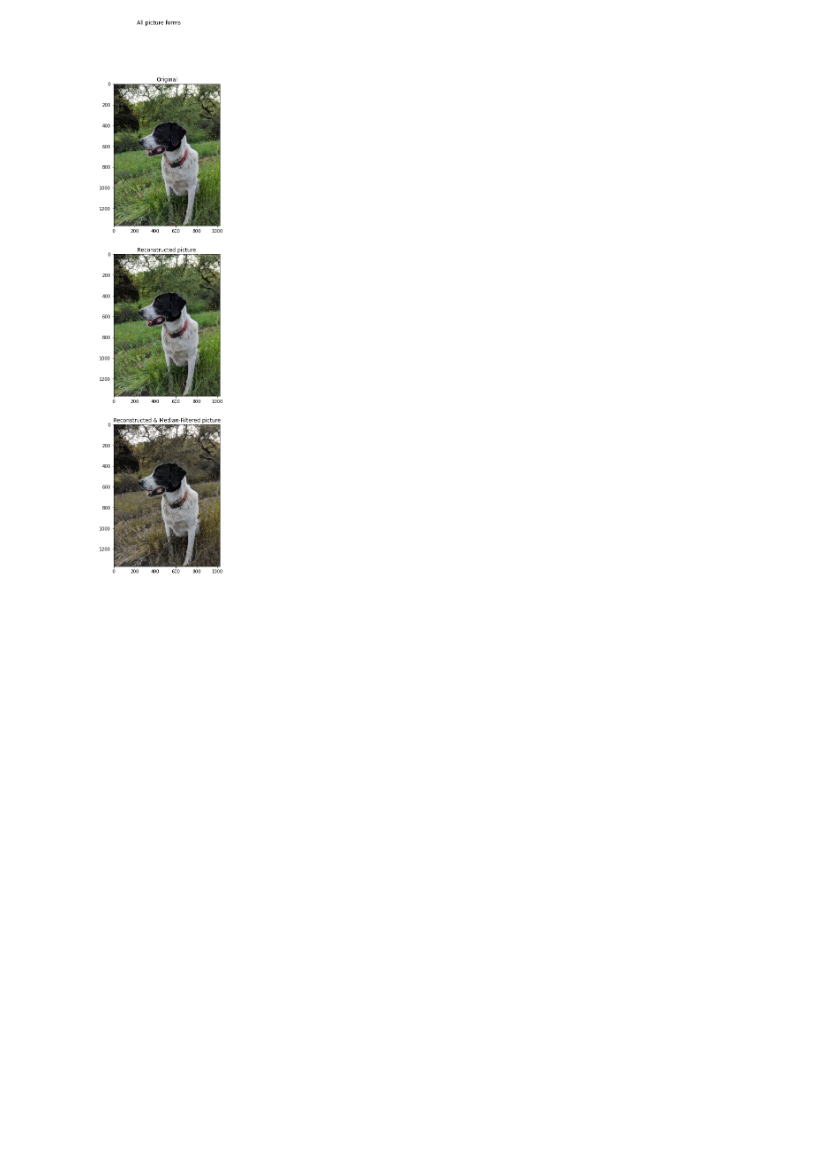
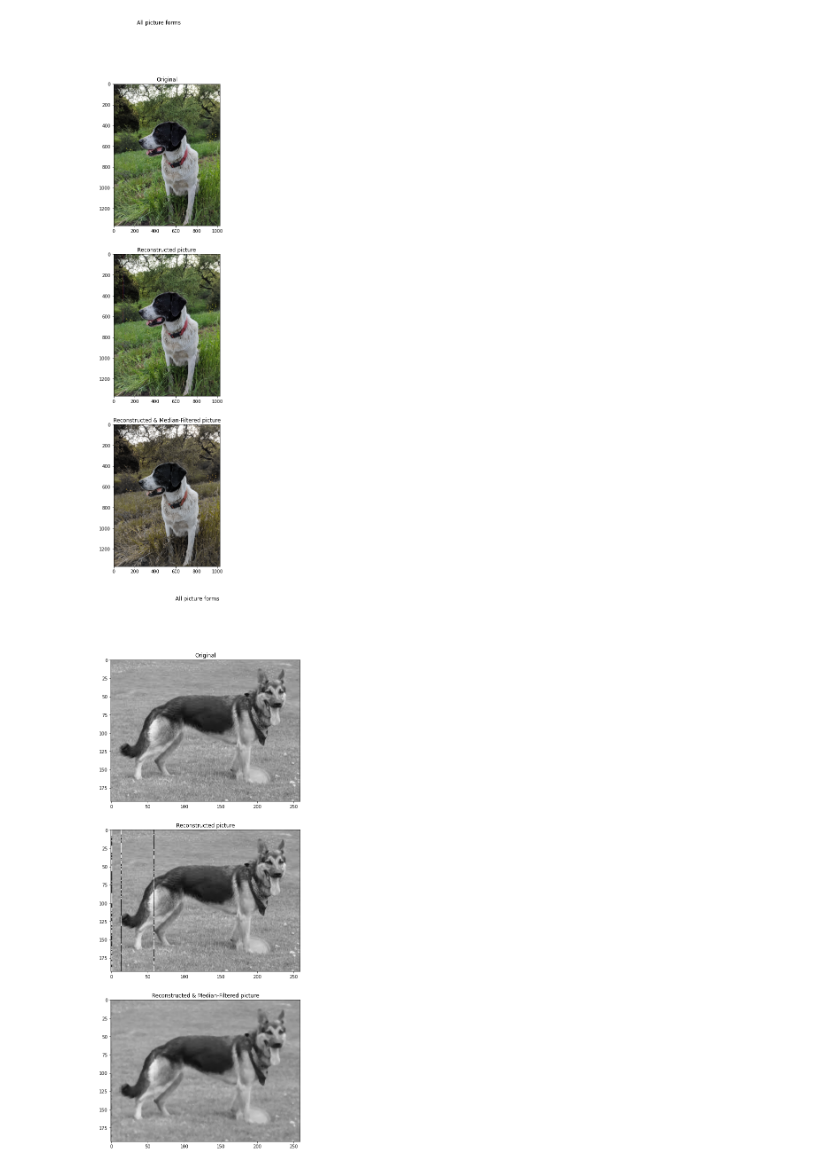
Before and after one commit to Matt88Ac/Hilbert-Huang-Transform-Super-Resolution, a Jupyter notebook: Runner.ipynb, the cells around one changed output. Drawn from its saved outputs; the diff is of its cells as text; code cells hidden in the pictures; blank space fills up the shorter version.

```diff
--- a/Runner.ipynb
+++ b/Runner.ipynb
@@ -24,3 +24,9 @@ dec = EMD2D(img)
 dec.compare()
 # %% [output]
 [figure]
+# %%
+img = cv2.imread('DATA/dog.jpg', 0)
+dec = EMD2D(img)
+dec.compare()
+# %% [output]
+[figure, added]
```
